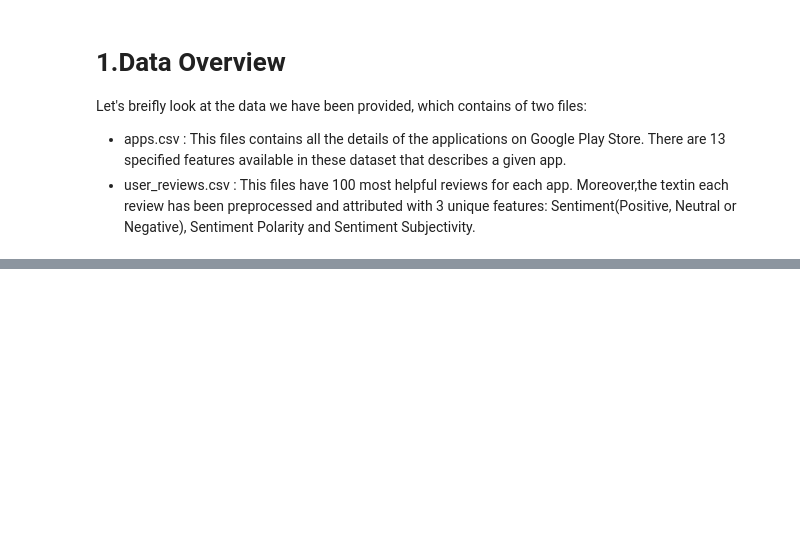
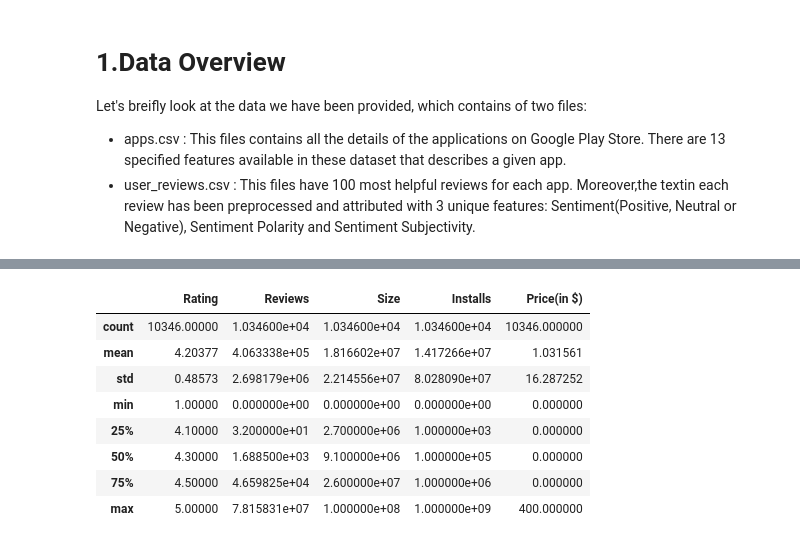
Before and after one commit to AkshatHotCode/playstoreappreview_eda, a Jupyter notebook: Akshat_Rajvanshi_Play_Store_App_Review_Analysis_Capstone_Project.ipynb, the cells around one changed output, grey strips where cells are left out. Cells and saved outputs as stored; diff of their text form; code cells hidden in the pictures; blank space fills up the shorter version.

```diff
--- a/Akshat_Rajvanshi_Play_Store_App_Review_Analysis_Capstone_Project.ipynb
+++ b/Akshat_Rajvanshi_Play_Store_App_Review_Analysis_Capstone_Project.ipynb
@@ -205,0 +246,15 @@ We can see that the desired special characters have been removed from the column
+# %%
+#From the above task we noticed that the data is not uniform with respect to the size, as the data is available in both Mb and kb.
+#Converting them to a uniform value and converting it to float datatype
+apps['Size']=apps['Size'].str.replace('M','e+6').str.replace('k','e+3').str.replace('Varies with device','0').astype('float')
+# %%
+#Processing "Price" column
+# Removing special character ($) and converting it to float datatype
+apps['Price']=apps['Price'].str.replace('$','').astype('float')
+# %%
+#Renaming Price to Price(in $)
+apps.rename(columns={'Price':'Price(in $)'}, inplace=True)
+# %%
+#Processing "Category" column
+#Removing special character(_)
+apps['Category']=apps['Category'].str.replace('_','')
@@ -205,0 +269,13 @@ We can see that the desired special characters have been removed from the column
+# %%
+#Describing Dataset
+apps.describe()
+# %% [output]
+|  | Rating | Reviews | Size | Installs | Price(in $) |
+| count | 10346.00000 | 1.034600e+04 | 1.034600e+04 | 1.034600e+04 | 10346.000000 |
+| mean | 4.20377 | 4.063338e+05 | 1.816602e+07 | 1.417266e+07 | 1.031561 |
+| std | 0.48573 | 2.698179e+06 | 2.214556e+07 | 8.028090e+07 | 16.287252 |
+| min | 1.00000 | 0.000000e+00 | 0.000000e+00 | 0.000000e+00 | 0.000000 |
+| 25% | 4.10000 | 3.200000e+01 | 2.700000e+06 | 1.000000e+03 | 0.000000 |
+| 50% | 4.30000 | 1.688500e+03 | 9.100000e+06 | 1.000000e+05 | 0.000000 |
+| 75% | 4.50000 | 4.659825e+04 | 2.600000e+07 | 1.000000e+06 | 0.000000 |
+| max | 5.00000 | 7.815831e+07 | 1.000000e+08 | 1.000000e+09 | 400.000000 |
```
Also changed, not shown: parts of 44 cells of this notebook.
